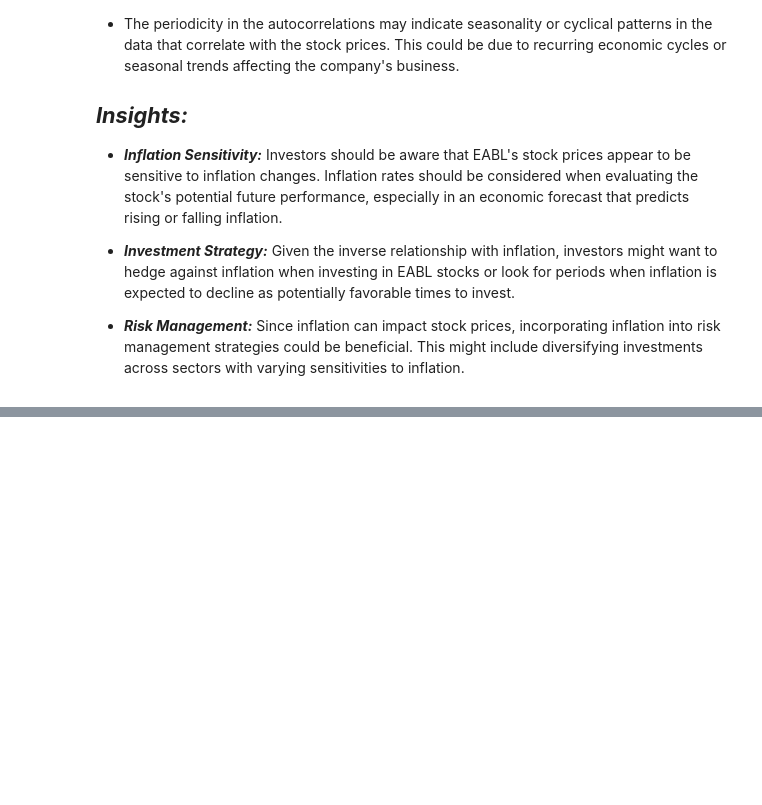
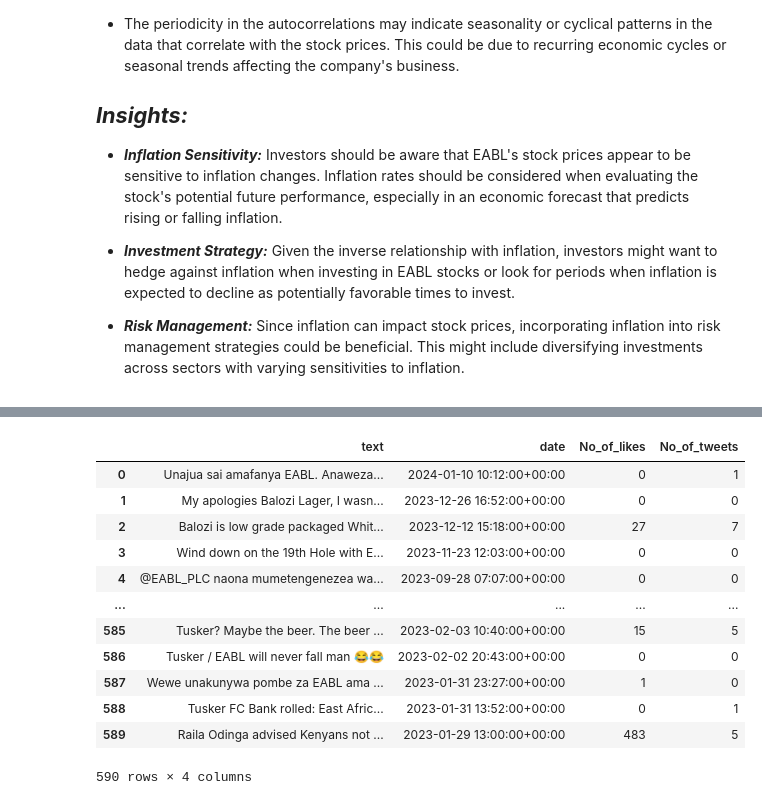
Before and after one commit to derak-isaack/dsc-capstone-project_finale, a Jupyter notebook: code/notebook2.ipynb, the cells around one changed output, grey strips where cells are left out. Saved outputs shown, nothing was run; the diff lists cells and outputs as text; code cells hidden in the pictures; blank space fills up the shorter version.

```diff
--- a/code/notebook2.ipynb
+++ b/code/notebook2.ipynb
@@ -699,0 +723,22 @@ Correlation with Annual Average Inflation: -0.21058286003217624, P-value: 1.2313
+# %%
+
+# Load the dataset
+file_path = r"C:\Users\ADMIN\OneDrive\Desktop\DEREK\dsc-capstone-project_finale\data\processed\merged_sentiments.csv"
+data = pd.read_csv(file_path)
+
+# Display the first few rows of the dataset to understand its structure
+data
+# %% [output]
+|  | text | date | No_of_likes | No_of_tweets |
+| 0 | Unajua sai amafanya EABL. Anaweza... | 2024-01-10 10:12:00+00:00 | 0 | 1 |
+| 1 | My apologies Balozi Lager, I wasn... | 2023-12-26 16:52:00+00:00 | 0 | 0 |
+| 2 | Balozi is low grade packaged Whit... | 2023-12-12 15:18:00+00:00 | 27 | 7 |
+| 3 | Wind down on the 19th Hole with E... | 2023-11-23 12:03:00+00:00 | 0 | 0 |
+| 4 | @EABL_PLC naona mumetengenezea wa... | 2023-09-28 07:07:00+00:00 | 0 | 0 |
+| ... | ... | ... | ... | ... |
+| 585 | Tusker? Maybe the beer. The beer ... | 2023-02-03 10:40:00+00:00 | 15 | 5 |
+| 586 | Tusker / EABL will never fall man 😂😂 | 2023-02-02 20:43:00+00:00 | 0 | 0 |
+| 587 | Wewe unakunywa pombe za EABL ama ... | 2023-01-31 23:27:00+00:00 | 1 | 0 |
+| 588 | Tusker FC Bank rolled: East Afric... | 2023-01-31 13:52:00+00:00 | 0 | 1 |
+| 589 | Raila Odinga advised Kenyans not ... | 2023-01-29 13:00:00+00:00 | 483 | 5 |
+590 rows × 4 columns
```
Also changed, not shown: parts of 6 cells of this notebook.
